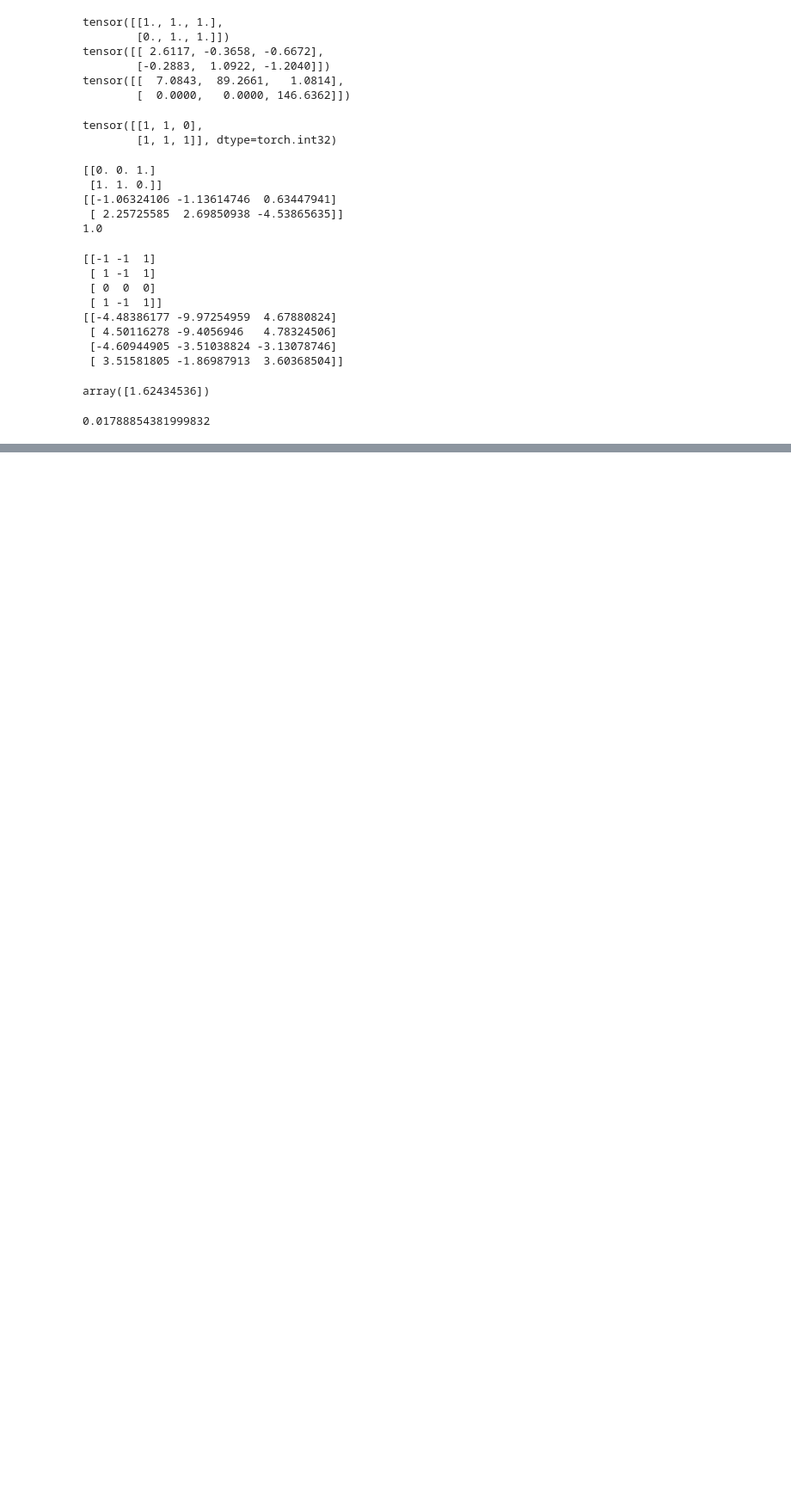
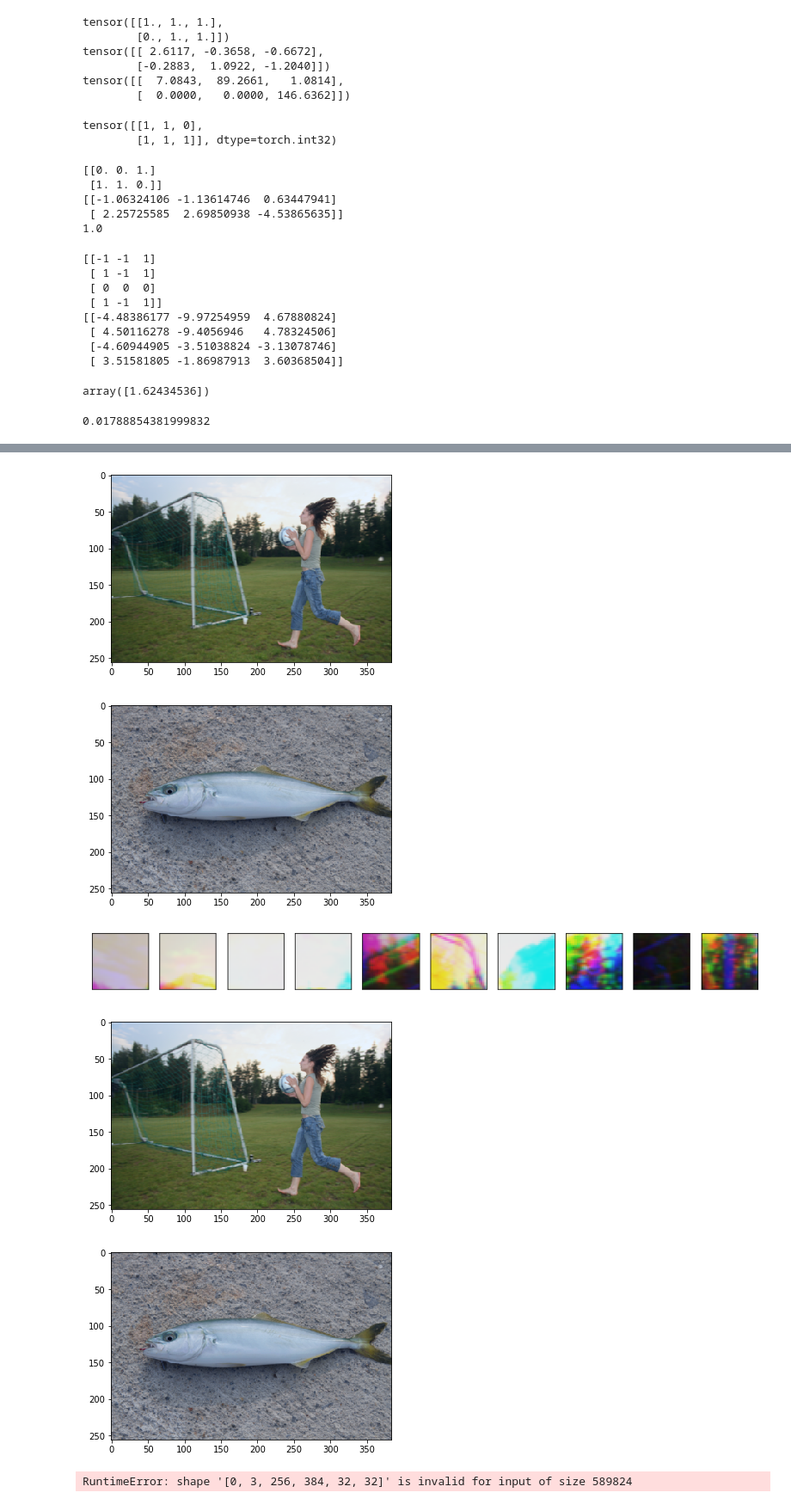
Before and after one commit to harpone/retrieval_app, a Jupyter notebook: notebooks/segmentation.ipynb, the cells around one changed output, grey strips where cells are left out. Shown at 86% size. Saved outputs shown, nothing was run; the diff lists cells and outputs as text; code cells hidden in the pictures; blank space fills up the shorter version.

```diff
--- a/notebooks/segmentation.ipynb
+++ b/notebooks/segmentation.ipynb
@@ -341,0 +635,15 @@ array([1.62434536])
+# %%
+imgs = list()
+image_url = image_urls[17]
+img = image_from_url(image_url)
+img_aug = augs(img)
+print(img_aug.shape)
+imgs.append(img_aug)
+image_url = image_urls[18]
+img = image_from_url(image_url)
+img_aug = augs(img)
+print(img_aug.shape)
+imgs.append(img_aug)
+
+imgs = torch.stack(imgs, dim=0)
+imgs.shape
@@ -341,0 +654,46 @@ array([1.62434536])
+# %%
+img_ = (imgs - imgs.min()) / (imgs.max() - imgs.min())
+
+plt.imshow(img_[0].permute(1, 2, 0))
+plt.show()
+
+plt.imshow(img_[1].permute(1, 2, 0))
+plt.show()
+
+img_patches = patch_cut(img_, 32)  # [32 ** 2 * B, 3, 32, 32]
+
+num_patch_plots = 10
+fig, ax = plt.subplots(1, num_patch_plots, figsize=(14, 6))
+# note: cmap below is somehow screwed but should be right
+for n in range(num_patch_plots):
+    ax[n].imshow(img_patches[n].permute(1, 2, 0).numpy()[:, :, ::-1], vmin=0, vmax=1)
+    ax[n].set_xticks([])
+    ax[n].set_yticks([])
+plt.show()
+
+B = 2
+C = 3
+H, W = img_.shape[2:]
+patch_size = 32
+#img_recon = img_pathces.permute(0)
+img_recon = img_patches.reshape(B, C, H // patch_size, W // patch_size, patch_size, patch_size)
+img_recon = img_recon.permute(0, 1, 2, 4, 3, 5)  # [B, C, H/p, p, W/p, p]
+img_recon = img_recon.reshape(B, C, H, W)
+
+plt.imshow(img_recon[0].permute(1, 2, 0))
+plt.show()
+plt.imshow(img_recon[1].permute(1, 2, 0))
+plt.show()
+
+img_recon = patch_parse(img_patches, H, W)
+plt.imshow(img_recon[0].permute(1, 2, 0))
+plt.show()
+plt.imshow(img_recon[1].permute(1, 2, 0))
+plt.show()
+# %% [output]
+[figure, added]
+[figure, added]
+[figure, added]
+[figure, added]
+[figure, added]
+RuntimeError: shape '[0, 3, 256, 384, 32, 32]' is invalid for input of size 589824
```
Also changed, not shown: parts of 39 cells of this notebook, 3 other files.
